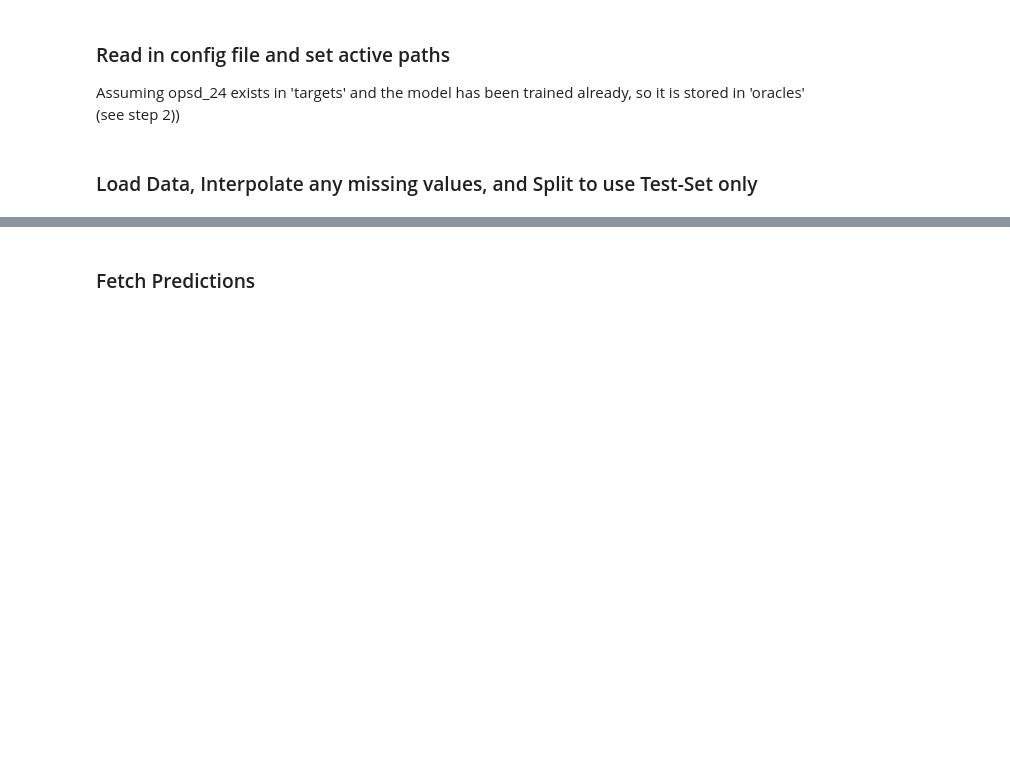
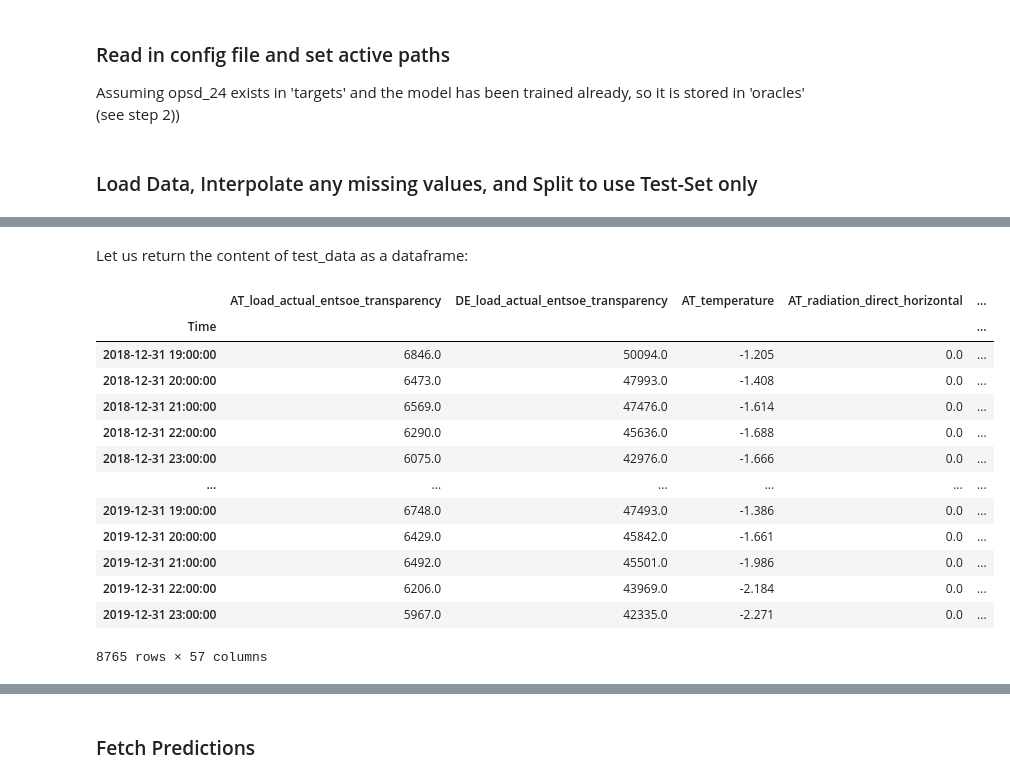
Before and after one commit to sogno-platform/proloaf, a Jupyter notebook: notebooks/ProLoaF applied and explained - Day-Ahead Forcasts on open data of the German load.ipynb, the cells around one changed output, grey strips where cells are left out. Saved outputs shown, nothing was run; the diff lists cells and outputs as text; code cells hidden in the pictures; blank space fills up the shorter version.

```diff
--- a/notebooks/ProLoaF applied and explained - Day-Ahead Forcasts on open data of the German load.ipynb
+++ b/notebooks/ProLoaF applied and explained - Day-Ahead Forcasts on open data of the German load.ipynb
@@ -74,6 +92,4 @@ if not os.path.exists(OUTDIR):
 ### Load Data, Interpolate any missing values, and Split to use Test-Set only
 # %%
 # Read load data
-df = pd.read_csv(INFILE, sep=";")
-df = dh.fill_if_missing(df)
-split = int(len(df.index) * SPLIT_RATIO)
+df = pd.read_csv(INFILE, sep=";", index_col=0, parse_dates=True)
@@ -92,12 +103,0 @@ FORECAST_HORIZON = adj_forecast_horizon.value
-# %%
-with torch.no_grad():
-    net = torch.load(os.path.join("../",PAR["output_path"], model_name), map_location=torch.device(DEVICE))  # mapping to CPU
-
-    df_new, _ = dh.scale_all(df, scalers=net.scalers, **PAR)
-    df_new.index = df['Time']
-    df_test = df_new.iloc[int(len(df.index) * PAR["validation_split"]):]
-
-    _,_,test_data_loader = dh.transform(
-        df_new,
-        device=DEVICE,
-        **PAR,)
@@ -117,0 +107,24 @@ Imagine the 3D-tensor to have these dimensions as mentioned above
+# %%
+with torch.no_grad():
+    net = mh.ModelHandler.load_model(f"{INMODEL}.pkl", locate=DEVICE)
+
+    # Here we split the data still in pandas dataframe format into two parts.
+    # The split ratio is here really to seperate the data that was not seen during training, also not for validation purposes.
+    train_df, test_df = dh.split(df, [SPLIT_RATIO])
+
+    ## Now we create a tensor that also still contains the original dataframe.
+    test_data = tl.TimeSeriesData(
+        test_df,
+        device=DEVICE,
+        ## Before the tensor object is created, all listed preparation steps are applied to the pandas dataframe
+        ## Depending on the underlying data, some steps can be skipped, by simply removing the item from the list
+        preparation_steps=[
+            dh.set_to_hours, # Here you can specify a datetime frequency. Default: '1H'
+            dh.fill_if_missing(df, periodicity=24),
+            dh.add_cyclical_features,
+            dh.add_onehot_features,
+            net.scalers.transform,
+            dh.check_continuity,
+        ],
+        **PAR,
+    )
@@ -117,0 +134,19 @@ Imagine the 3D-tensor to have these dimensions as mentioned above
+# %% [markdown]
+Let us return the content of test_data as a dataframe:
+# %%
+test_data.data
+# %% [output]
+|  | AT_load_actual_entsoe_transparency | DE_load_actual_entsoe_transparency | AT_temperature | AT_radiation_direct_horizontal | ... |
+| Time |  |  |  |  | ... |
+| 2018-12-31 19:00:00 | 6846.0 | 50094.0 | -1.205 | 0.0 | ... |
+| 2018-12-31 20:00:00 | 6473.0 | 47993.0 | -1.408 | 0.0 | ... |
+| 2018-12-31 21:00:00 | 6569.0 | 47476.0 | -1.614 | 0.0 | ... |
+| 2018-12-31 22:00:00 | 6290.0 | 45636.0 | -1.688 | 0.0 | ... |
+| 2018-12-31 23:00:00 | 6075.0 | 42976.0 | -1.666 | 0.0 | ... |
+| ... | ... | ... | ... | ... | ... |
+| 2019-12-31 19:00:00 | 6748.0 | 47493.0 | -1.386 | 0.0 | ... |
+| 2019-12-31 20:00:00 | 6429.0 | 45842.0 | -1.661 | 0.0 | ... |
+| 2019-12-31 21:00:00 | 6492.0 | 45501.0 | -1.986 | 0.0 | ... |
+| 2019-12-31 22:00:00 | 6206.0 | 43969.0 | -2.184 | 0.0 | ... |
+| 2019-12-31 23:00:00 | 5967.0 | 42335.0 | -2.271 | 0.0 | ... |
+8765 rows × 57 columns
```
Also changed, not shown: parts of 15 cells of this notebook, 2 other files.
